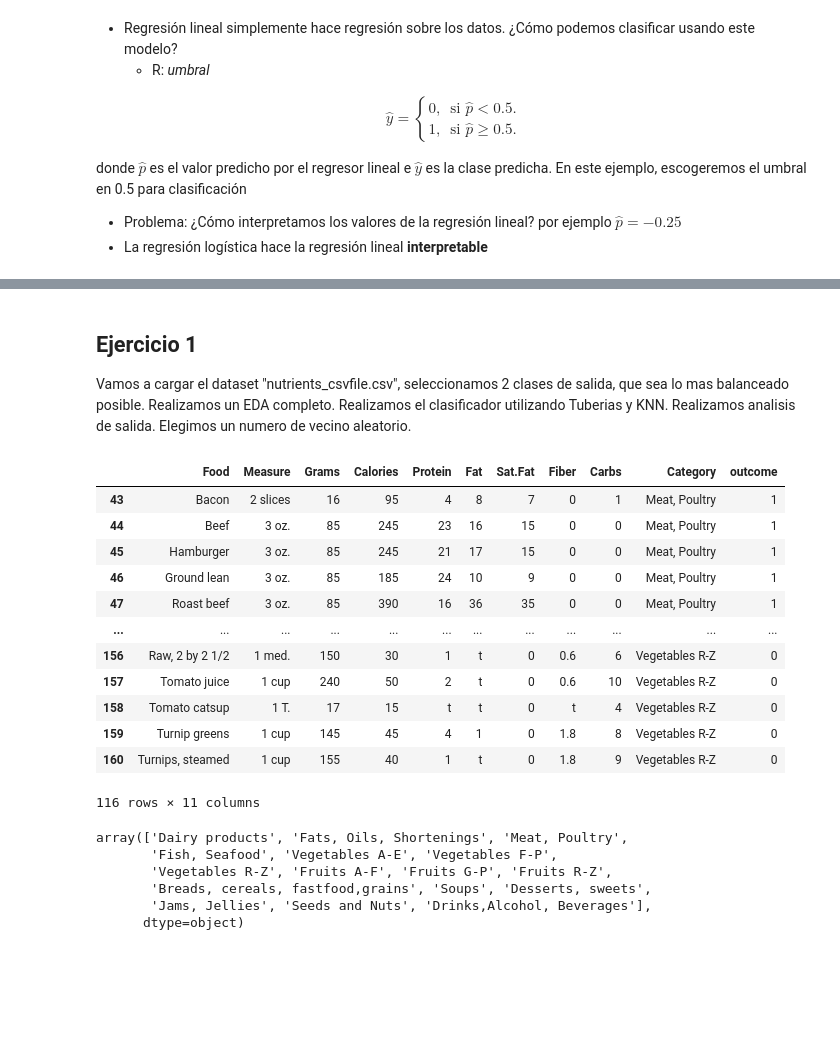
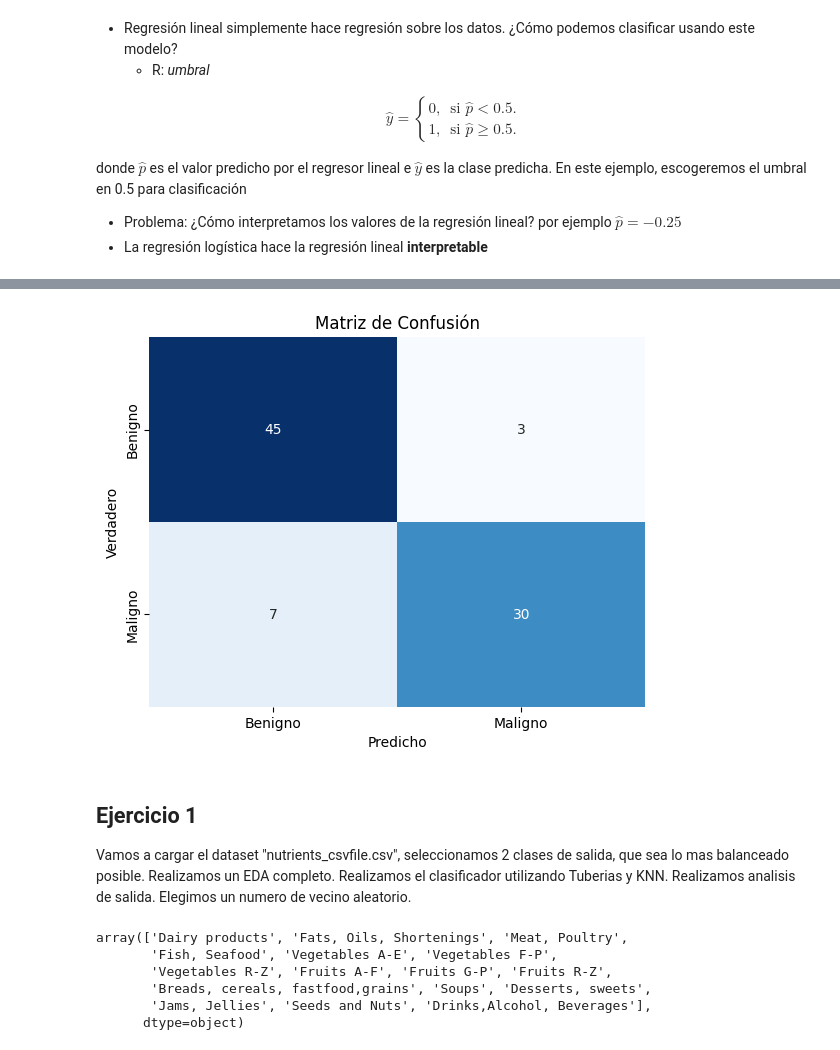
Before and after one commit to jeedorsa/Bootcamp-Data-Science, a Jupyter notebook: Clases/Classification/7-ClassificationModels.ipynb, the cells around one changed output, grey strips where cells are left out. Drawn from its saved outputs; the diff is of its cells as text; code cells hidden in the pictures; blank space fills up the shorter version.

```diff
--- a/Clases/Classification/7-ClassificationModels.ipynb
+++ b/Clases/Classification/7-ClassificationModels.ipynb
@@ -244,0 +301,24 @@ Valor target real [0 1 1 0 0 1 1 1 0 0 0 1 0 1 0 1 0 0 0 1 1 0 1 0 0 0 0 0 0 1 0
+# %%
+
+from sklearn.metrics import confusion_matrix
+import seaborn as sns
+
+# Genera la matriz de confusión
+cm = confusion_matrix(y_val, log_reg.predict(X_val))
+
+# Crea una figura y un conjunto de subtramas
+fig, ax = plt.subplots()
+
+# Crea un mapa de calor a partir de la matriz de confusión
+sns.heatmap(cm, annot=True, fmt='d', ax=ax, cmap="Blues", cbar=False)
+
+# Añade etiquetas, título y elimina las marcas de verificación
+ax.set_xlabel('Predicho')
+ax.set_ylabel('Verdadero')
+ax.set_title('Matriz de Confusión')
+ax.xaxis.set_ticklabels(['Benigno', 'Maligno'])
+ax.yaxis.set_ticklabels(['Benigno', 'Maligno'])
+
+plt.show()
+# %% [output]
+[figure, added]
@@ -259,19 +344,3 @@ from sklearn.pipeline import Pipeline
 from sklearn.impute import SimpleImputer
 from sklearn.preprocessing import StandardScaler, OneHotEncoder
 from sklearn.neighbors import KNeighborsClassifier
-# %%
-df
-# %% [output]
-|  | Food | Measure | Grams | Calories | Protein | Fat | Sat.Fat | Fiber | Carbs | Category | outcome |
-| 43 | Bacon | 2 slices | 16 | 95 | 4 | 8 | 7 | 0 | 1 | Meat, Poultry | 1 |
-| 44 | Beef | 3 oz. | 85 | 245 | 23 | 16 | 15 | 0 | 0 | Meat, Poultry | 1 |
-| 45 | Hamburger | 3 oz. | 85 | 245 | 21 | 17 | 15 | 0 | 0 | Meat, Poultry | 1 |
-| 46 | Ground lean | 3 oz. | 85 | 185 | 24 | 10 | 9 | 0 | 0 | Meat, Poultry | 1 |
-| 47 | Roast beef | 3 oz. | 85 | 390 | 16 | 36 | 35 | 0 | 0 | Meat, Poultry | 1 |
-| ... | ... | ... | ... | ... | ... | ... | ... | ... | ... | ... | ... |
-| 156 | Raw, 2 by 2 1/2 | 1 med. | 150 | 30 | 1 | t | 0 | 0.6 | 6 | Vegetables R-Z | 0 |
-| 157 | Tomato juice | 1 cup | 240 | 50 | 2 | t | 0 | 0.6 | 10 | Vegetables R-Z | 0 |
-| 158 | Tomato catsup | 1 T. | 17 | 15 | t | t | 0 | t | 4 | Vegetables R-Z | 0 |
-| 159 | Turnip greens | 1 cup | 145 | 45 | 4 | 1 | 0 | 1.8 | 8 | Vegetables R-Z | 0 |
-| 160 | Turnips, steamed | 1 cup | 155 | 40 | 1 | t | 0 | 1.8 | 9 | Vegetables R-Z | 0 |
-116 rows × 11 columns
```
Also changed, not shown: parts of 36 cells of this notebook, 3 other files.
